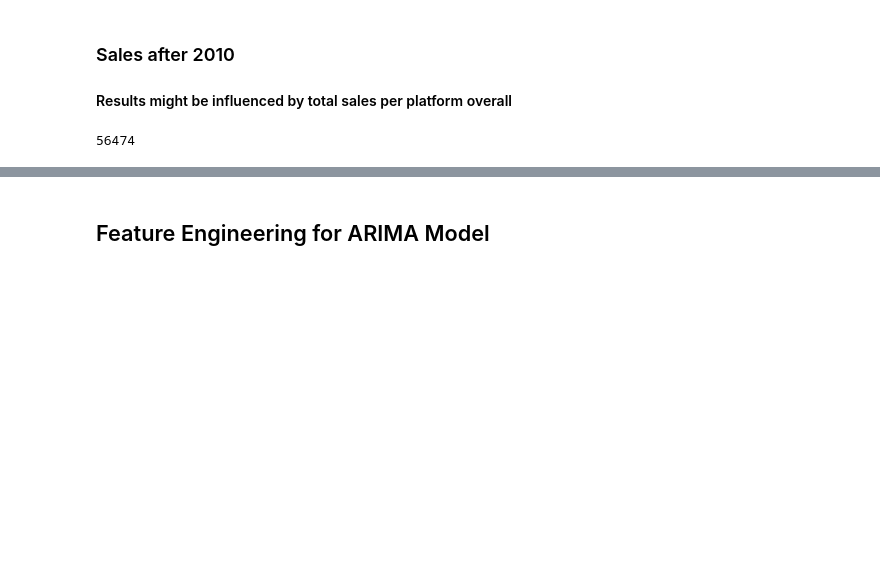
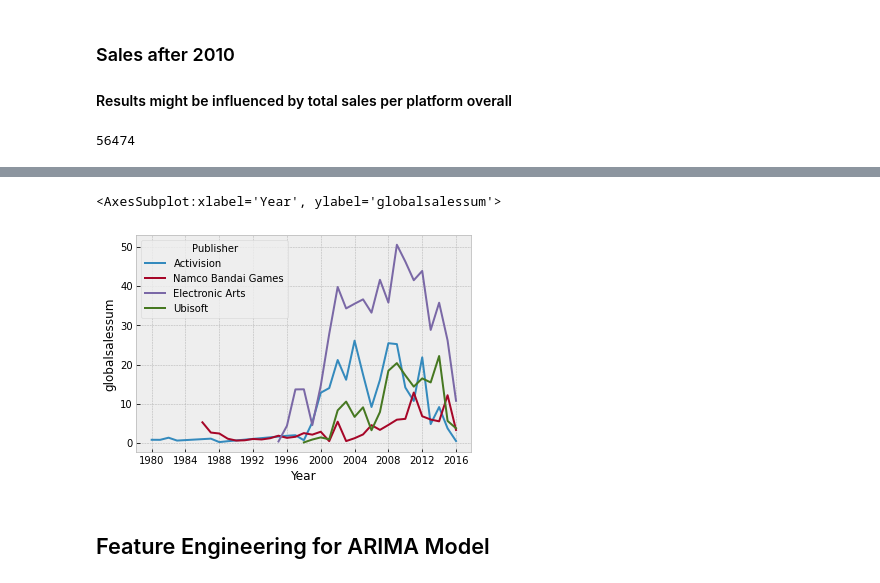
Before and after one commit to JorgeLiako1998/CSE801B, a Jupyter notebook: CSE801B_project.ipynb, the cells around one changed output, grey strips where cells are left out. Cells and saved outputs as stored; diff of their text form; code cells hidden in the pictures; blank space fills up the shorter version.

```diff
--- a/CSE801B_project.ipynb
+++ b/CSE801B_project.ipynb
@@ -185,2 +205,8 @@ Text(0.5, 1.0, 'Sales per Publisher since 2010')
+# %%
+publisherlineplot = pd.DataFrame(dfarima.groupby(['Year','Publisher'], as_index=False).agg(globalsalessum=('Global_Sales', 'sum')))
+sns.lineplot(data=publisherlineplot,x='Year',y='globalsalessum', ci=None, hue='Publisher')
+# %% [output]
+<AxesSubplot:xlabel='Year', ylabel='globalsalessum'>
+[figure, added]
 # %% [markdown]
 ## Feature Engineering for ARIMA Model
```
Also changed, not shown: parts of 9 cells of this notebook.
